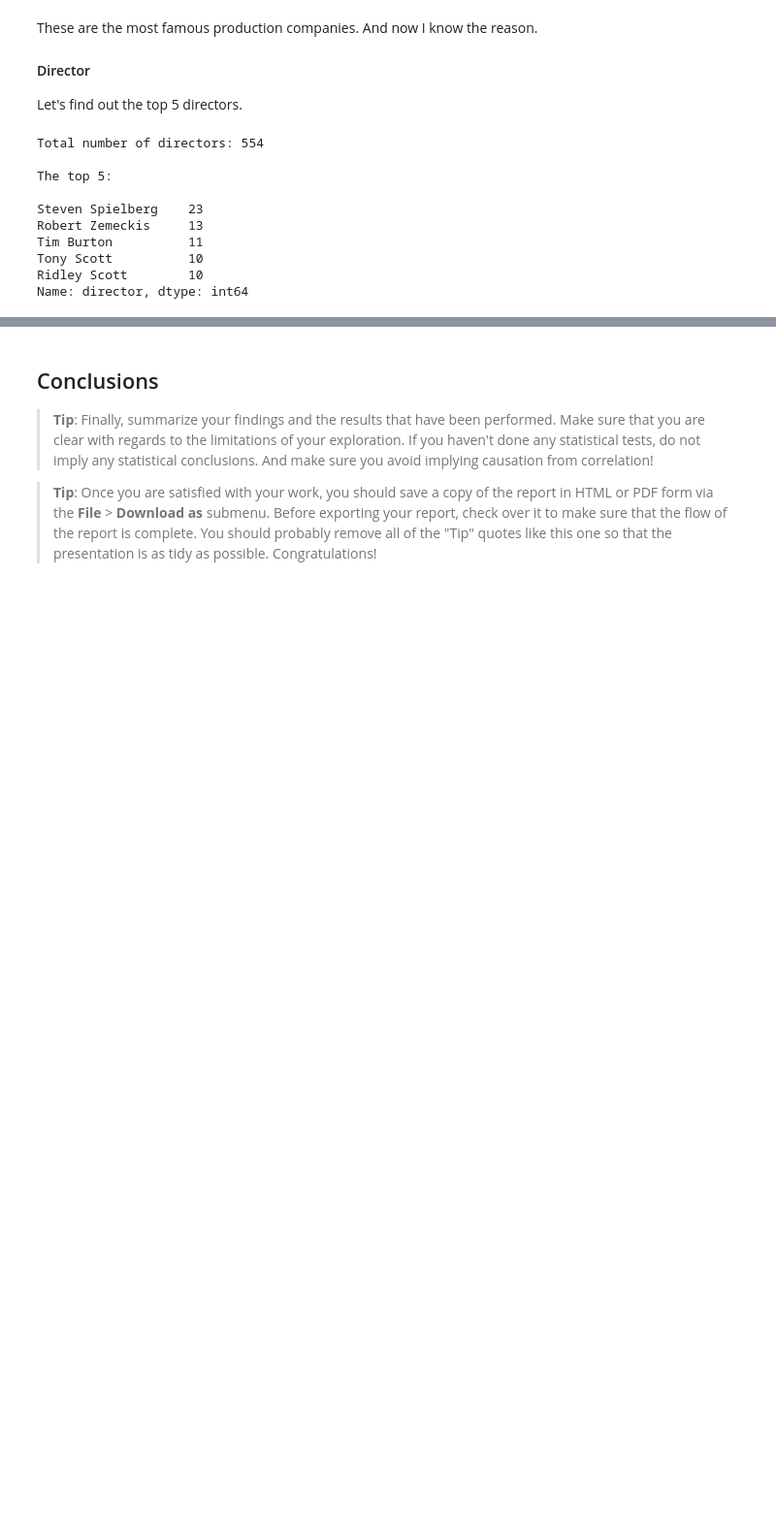
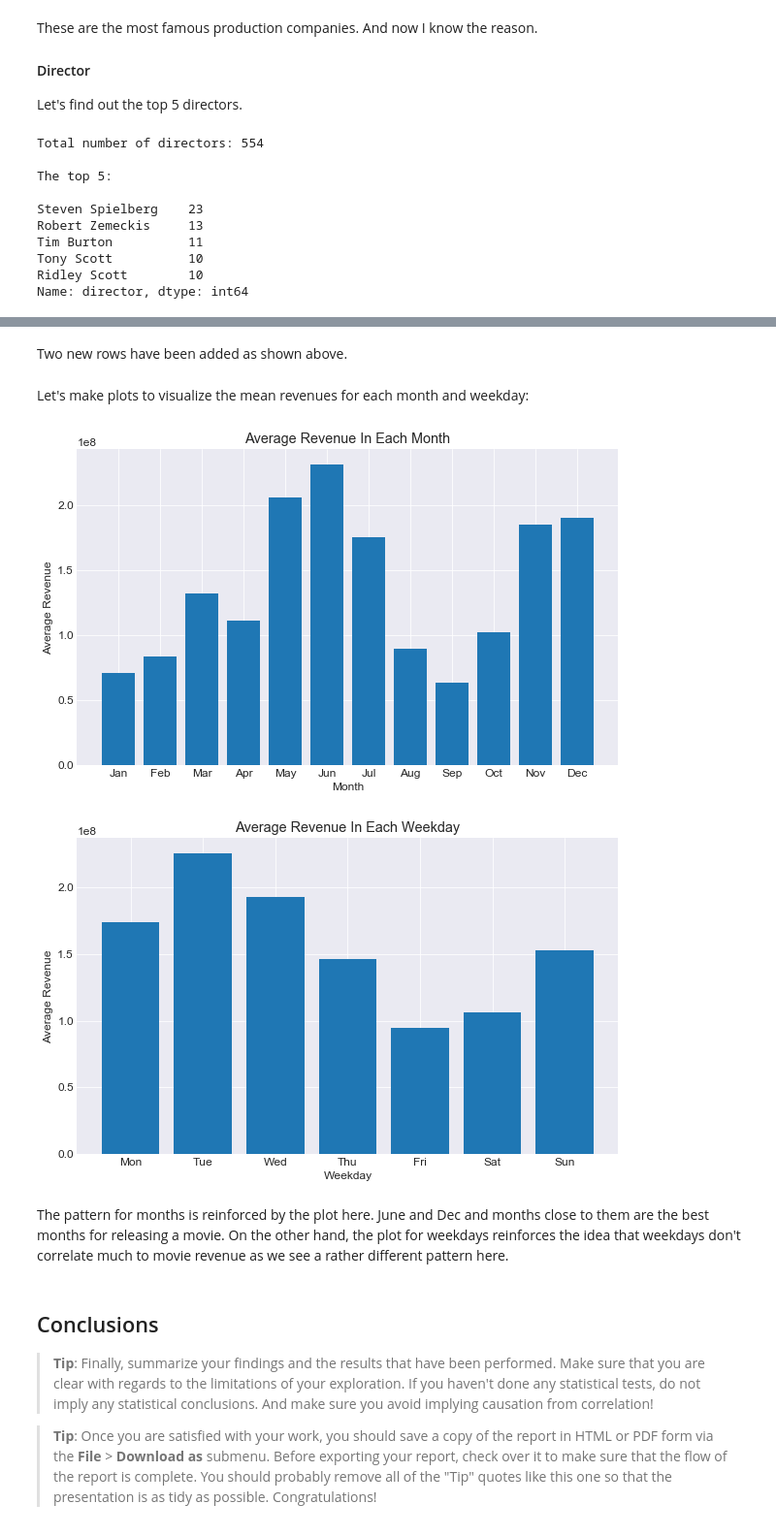
Before and after one commit to coderford/TMDb_movie_analysis, a Jupyter notebook: analysis_notebook.ipynb, the cells around one changed output, grey strips where cells are left out. Shown: that part at 97% size. Drawn from its saved outputs; the diff is of its cells as text; code cells hidden in the pictures; blank space fills up the shorter version.

```diff
--- a/analysis_notebook.ipynb
+++ b/analysis_notebook.ipynb
@@ -659,0 +707,5 @@ Steven Spielberg is way ahead with 23 movies. He is considered one of the best d
+# %%
+# first we need to add month and weekday columns in order to group them
+revenue_df = revenue_df.assign(release_month=revenue_df['release_date'].apply(getmonth))
+revenue_df = revenue_df.assign(release_weekday=revenue_df['release_date'].apply(getweekday))
+revenue_df.info()
@@ -660,3 +733,43 @@ Steven Spielberg is way ahead with 23 movies. He is considered one of the best d
+# %% [markdown]
+Two new rows have been added as shown above.
+# %%
+# next let's use groupby() to find mean revenues for each month and weekday:
+month_group = revenue_df.groupby('release_month')['revenue_adj']
+weekday_group = revenue_df.groupby('release_weekday')['revenue_adj']
+
+# calculate the means:
+mean_revenue_by_month = month_group.mean()
+mean_revenue_by_weekday = weekday_group.mean()
+
+# rearrange by temporal order:
+mean_revenue_by_month = mean_revenue_by_month[months]
+mean_revenue_by_weekday = mean_revenue_by_weekday[weekdays]
+# %% [markdown]
+Let's make plots to visualize the mean revenues for each month and weekday:
+# %%
+# plot bar graphs to visualize the data:
+ # for months:
+fig = plt.figure(figsize=(10, 6))
+ax = plt.axes()
+ax.bar(mean_revenue_by_month.index, mean_revenue_by_month)
+plt.xlabel('Month')
+plt.ylabel('Average Revenue')
+plt.title('Average Revenue In Each Month')
+plt.show()
+
+ # for weekdays:
+fig = plt.figure(figsize=(10, 6))
+ax = plt.axes()
+ax.bar(mean_revenue_by_weekday.index, mean_revenue_by_weekday)
+plt.xlabel('Weekday')
+plt.ylabel('Average Revenue')
+plt.title('Average Revenue In Each Weekday')
+plt.show()
+# %% [output]
+[figure, added]
+[figure, added]
+# %% [markdown]
+The pattern for months is reinforced by the plot here. June and Dec and months close to them are the best months for releasing a movie. On the other hand, the plot for weekdays reinforces the idea that weekdays don't correlate much to movie revenue as we see a rather different pattern here.
 # %% [markdown]
 <a id='conclusions'></a>
 ## Conclusions
```
Also changed, not shown: parts of 26 cells of this notebook.
